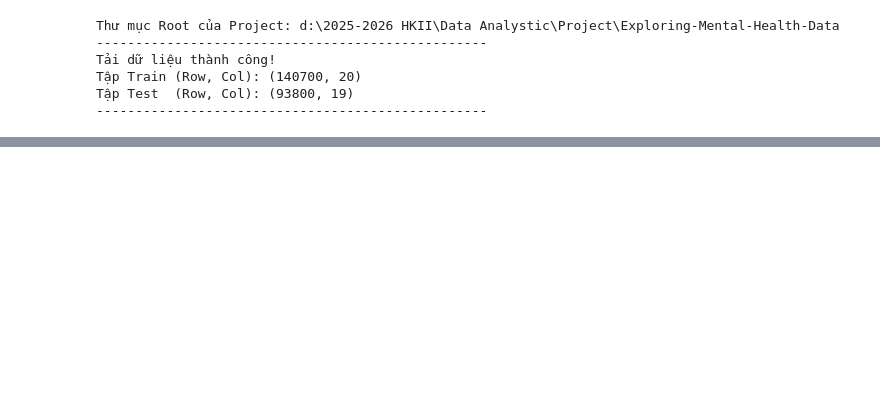
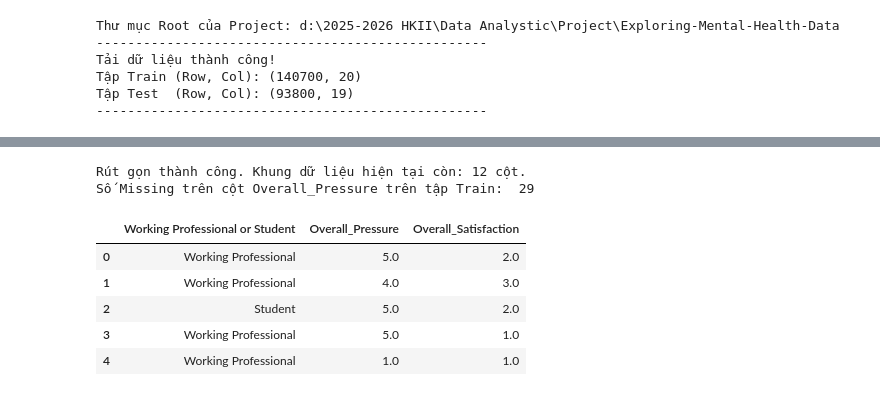
Before and after one commit to s4lt1f0l/Exploring-Mental-Health-Data, a Jupyter notebook: notebooks/02_preprocessing_fe.ipynb, the cells around one changed output, grey strips where cells are left out. Saved outputs shown, nothing was run; the diff lists cells and outputs as text; code cells hidden in the pictures; blank space fills up the shorter version.

```diff
--- a/notebooks/02_preprocessing_fe.ipynb
+++ b/notebooks/02_preprocessing_fe.ipynb
@@ -109,0 +266,48 @@ Tập Test  (Row, Col): (93800, 19)
+# %%
+def consolidate_mnar_features(df):
+    '''
+         Kéo dữ liệu từ các cột áp lực và hài lòng rời rạc, gộp thành 2 cột tâm lý thống nhất dựa trên cờ hành vi 'Working Professional' hoặc 'Student'
+    '''
+    df = df.copy()
+    df['Overall_Pressure'] = np.nan
+    df['Overall_Satisfaction'] = np.nan
+
+    # sinh viên
+    mask_student = df['Working Professional or Student'] == 'Student'
+    df.loc[mask_student, 'Overall_Pressure'] = df.loc[mask_student, 'Academic Pressure']
+    df.loc[mask_student, 'Overall_Satisfaction'] = df.loc[mask_student, 'Study Satisfaction']
+
+    # người đi làm
+    mask_worker = df['Working Professional or Student'] == 'Working Professional'
+    df.loc[mask_worker, 'Overall_Pressure'] = df.loc[mask_worker, 'Work Pressure']
+    df.loc[mask_worker, 'Overall_Satisfaction'] = df.loc[mask_worker, 'Job Satisfaction']
+
+    # sau gộp thì xóa các cột
+    cols_to_drop = [
+        'Academic Pressure', 'Work Pressure',
+        'Study Satisfaction', 'Job Satisfaction', 'Profession', 'CGPA', 'Degree'
+    ]
+    df = df.drop(columns=cols_to_drop, errors='ignore')
+    return df
+
+def apply_consolidation(X_train, X_test):
+    X_train = consolidate_mnar_features(X_train)
+    X_test = consolidate_mnar_features(X_test)
+    print(f"Rút gọn thành công. Khung dữ liệu hiện tại còn: {X_train.shape[1]} cột.")
+    print(f"Số Missing trên cột Overall_Pressure trên tập Train: ", X_train['Overall_Pressure'].isnull().sum())
+
+    return X_train, X_test
+
+
+# =================== CHẠY HÀM ======================
+X_train, X_test = apply_consolidation(X_train, X_test)
+display(X_train[['Working Professional or Student', 'Overall_Pressure', 'Overall_Satisfaction']].head(5))
+# %% [output]
+Rút gọn thành công. Khung dữ liệu hiện tại còn: 12 cột.
+Số Missing trên cột Overall_Pressure trên tập Train:  29
+|  | Working Professional or Student | Overall_Pressure | Overall_Satisfaction |
+| 0 | Working Professional | 5.0 | 2.0 |
+| 1 | Working Professional | 4.0 | 3.0 |
+| 2 | Student | 5.0 | 2.0 |
+| 3 | Working Professional | 5.0 | 1.0 |
+| 4 | Working Professional | 1.0 | 1.0 |
```
Also changed, not shown: parts of 12 cells of this notebook.
